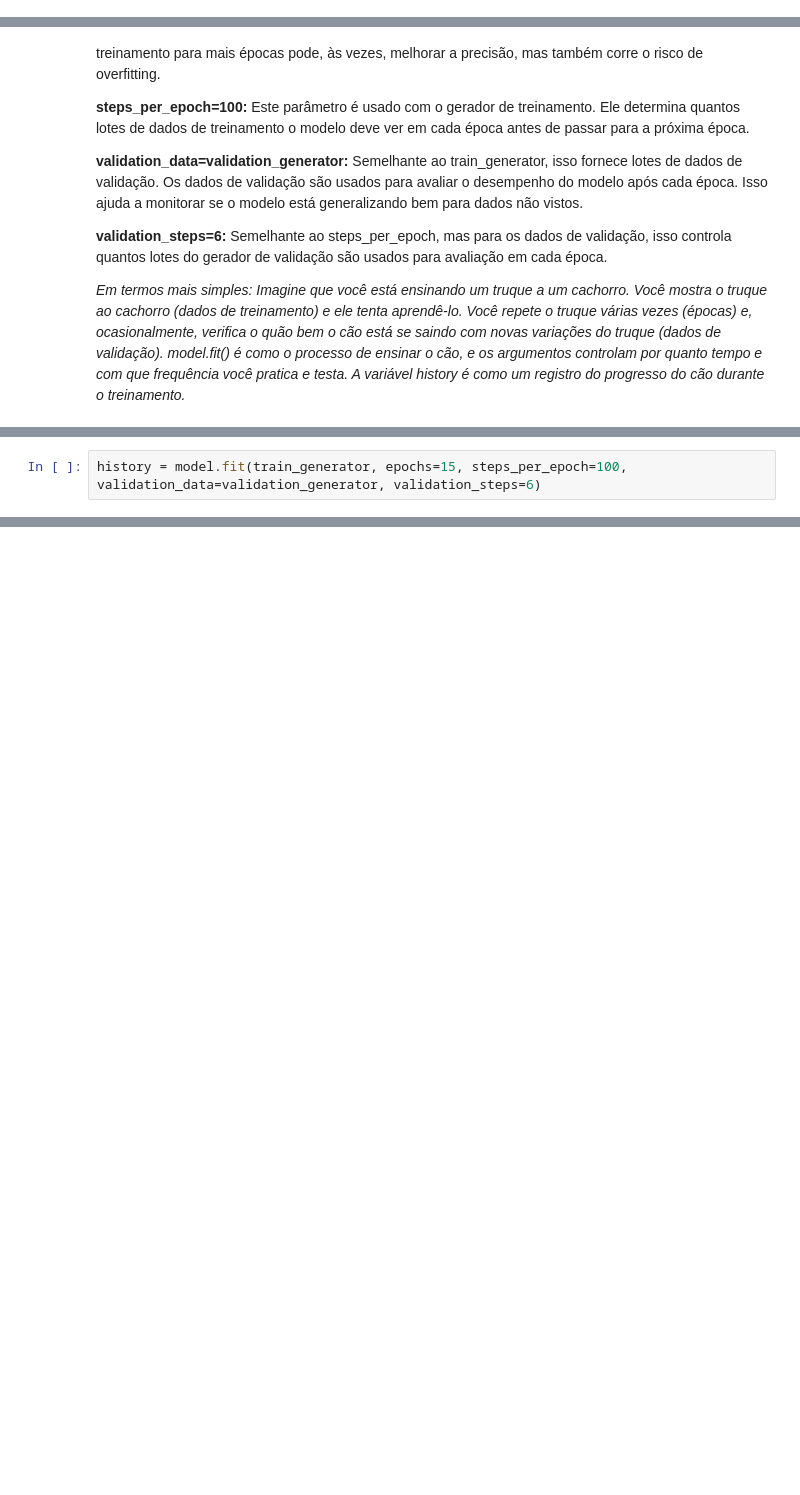
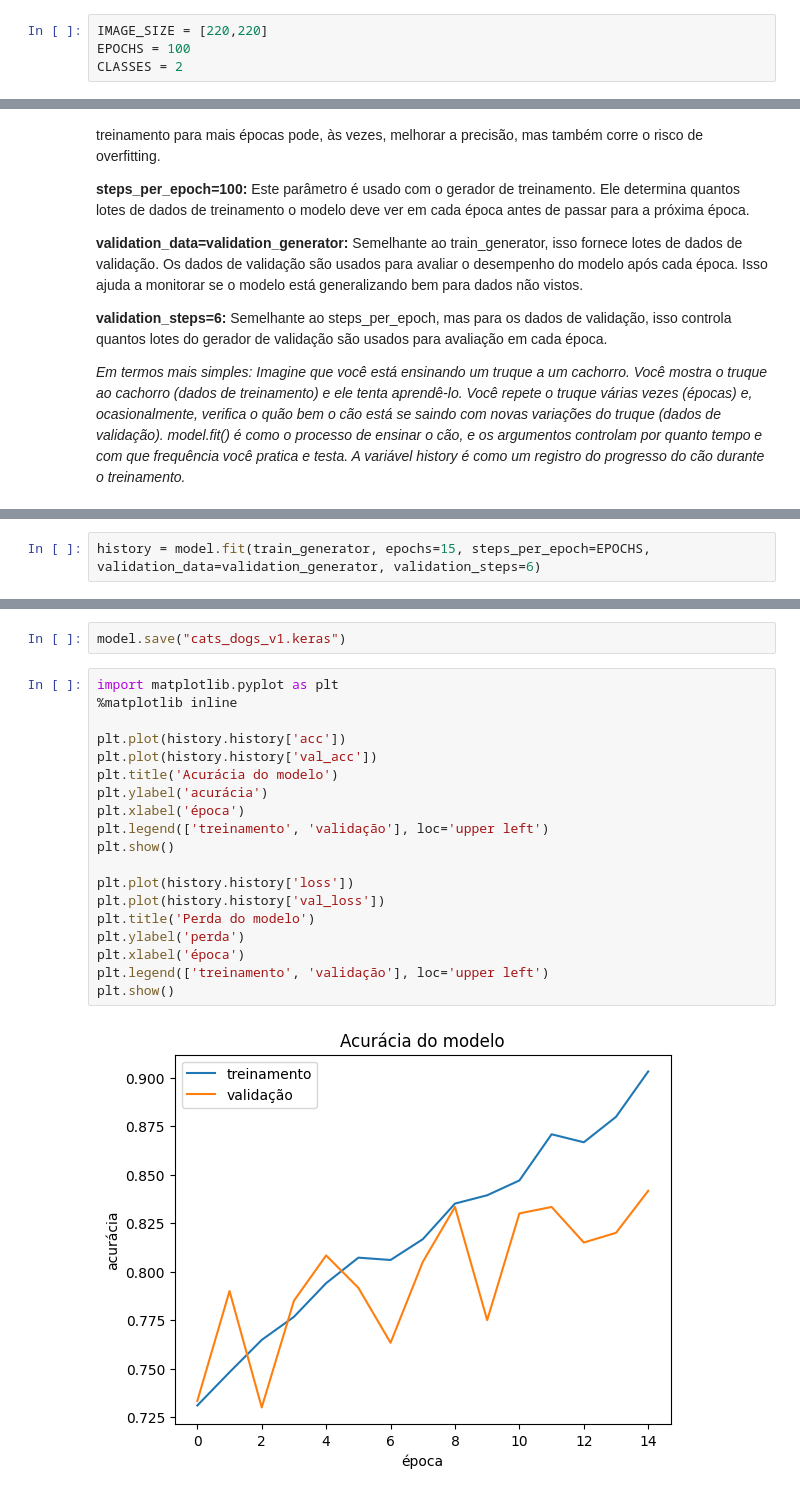
Before and after one commit to mateusribeirocampos/diollm, a Jupyter notebook: Notebooks/Projetos_DIO/Projeto_transfer_Learning_Python.ipynb, the cells around one changed output, grey strips where cells are left out. Drawn from its saved outputs; the diff is of its cells as text; blank space fills up the shorter version.

```diff
--- a/Notebooks/Projetos_DIO/Projeto_transfer_Learning_Python.ipynb
+++ b/Notebooks/Projetos_DIO/Projeto_transfer_Learning_Python.ipynb
@@ -49,3 +52,7 @@ print(len(os.listdir('/home/PetImages/Dog/')))
+# %%
+IMAGE_SIZE = [220,220]
+EPOCHS = 100
+CLASSES = 2
 # %% [markdown]
 ## Verificação das imagens
 
@@ -285,4 +293,4 @@ Imagine que você está ensinando um truque a um cachorro. Você mostra o truque
 # %%
-history = model.fit(train_generator, epochs=15, steps_per_epoch=100, validation_data=validation_generator, validation_steps=6)
+history = model.fit(train_generator, epochs=15, steps_per_epoch=EPOCHS, validation_data=validation_generator, validation_steps=6)
 # %% [output]
 Epoch 1/15
@@ -319,0 +346,23 @@ Epoch 15/15
+# %%
+model.save("cats_dogs_v1.keras")
+# %%
+import matplotlib.pyplot as plt
+%matplotlib inline
+
+plt.plot(history.history['acc'])
+plt.plot(history.history['val_acc'])
+plt.title('Acurácia do modelo')
+plt.ylabel('acurácia')
+plt.xlabel('época')
+plt.legend(['treinamento', 'validação'], loc='upper left')
+plt.show()
+
+plt.plot(history.history['loss'])
+plt.plot(history.history['val_loss'])
+plt.title('Perda do modelo')
+plt.ylabel('perda')
+plt.xlabel('época')
+plt.legend(['treinamento', 'validação'], loc='upper left')
+plt.show()
+# %% [output]
+[figure, added]
```
Also changed, not shown: parts of 13 cells of this notebook.
